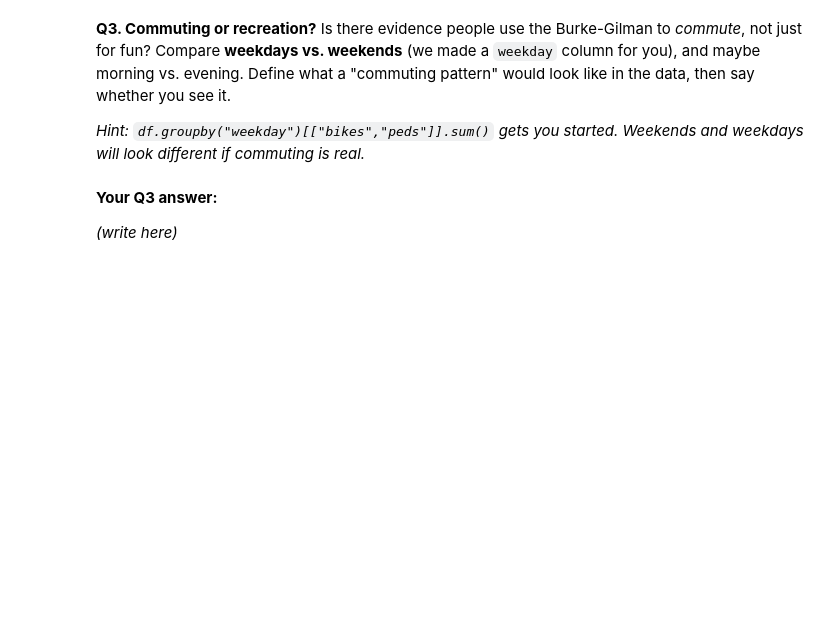
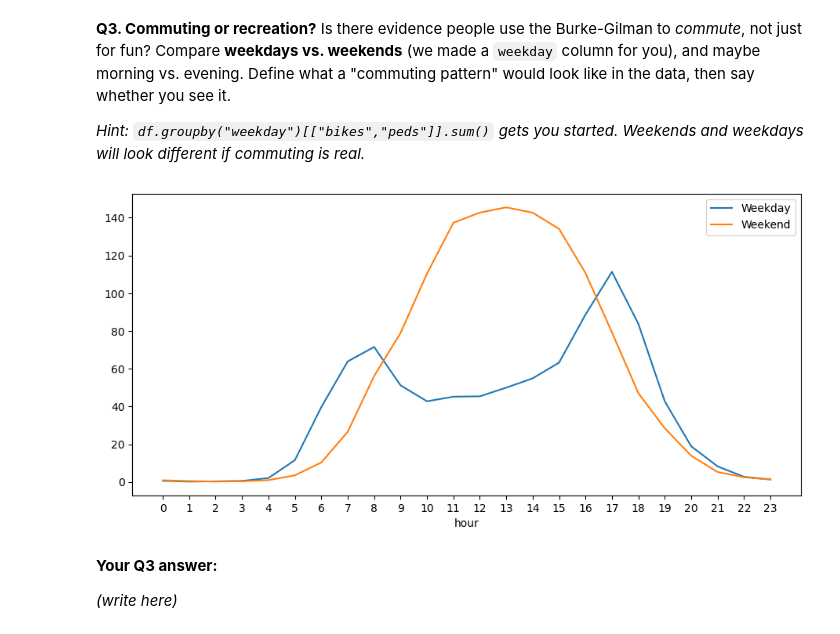
Before and after one commit to hannahh09/hcde-410, a Jupyter notebook: A1/A1.ipynb, the cells around one changed output. Saved outputs shown, nothing was run; the diff lists cells and outputs as text; code cells hidden in the pictures; blank space fills up the shorter version.

```diff
--- a/A1/A1.ipynb
+++ b/A1/A1.ipynb
@@ -160,7 +168,12 @@ Is there evidence people use the Burke-Gilman to *commute*, not just for fun? Co
 
 *Hint: `df.groupby("weekday")[["bikes","peds"]].sum()` gets you started. Weekends and weekdays will look different if commuting is real.*
 # %%
-# Your code for Q3
+df["is_weekend"] = df["weekday"].isin(["Saturday","Sunday"])
+commute = df.groupby(["is_weekend","hour"])["bikes"].mean().unstack(0)
+commute.columns = ["Weekday","Weekend"]
+commute.plot(figsize=(11,5)); plt.xticks(range(24)); plt.show()
+# %% [output]
+[figure, added]
 # %% [markdown]
 **Your Q3 answer:**
 
```
Also changed, not shown: parts of 4 cells of this notebook.
